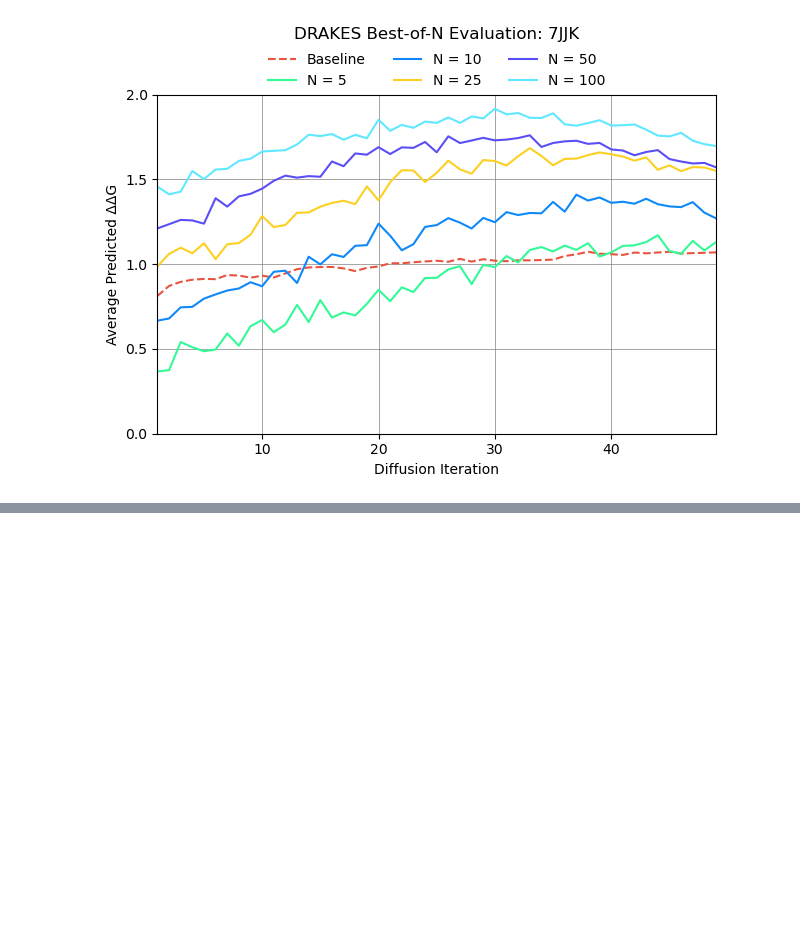
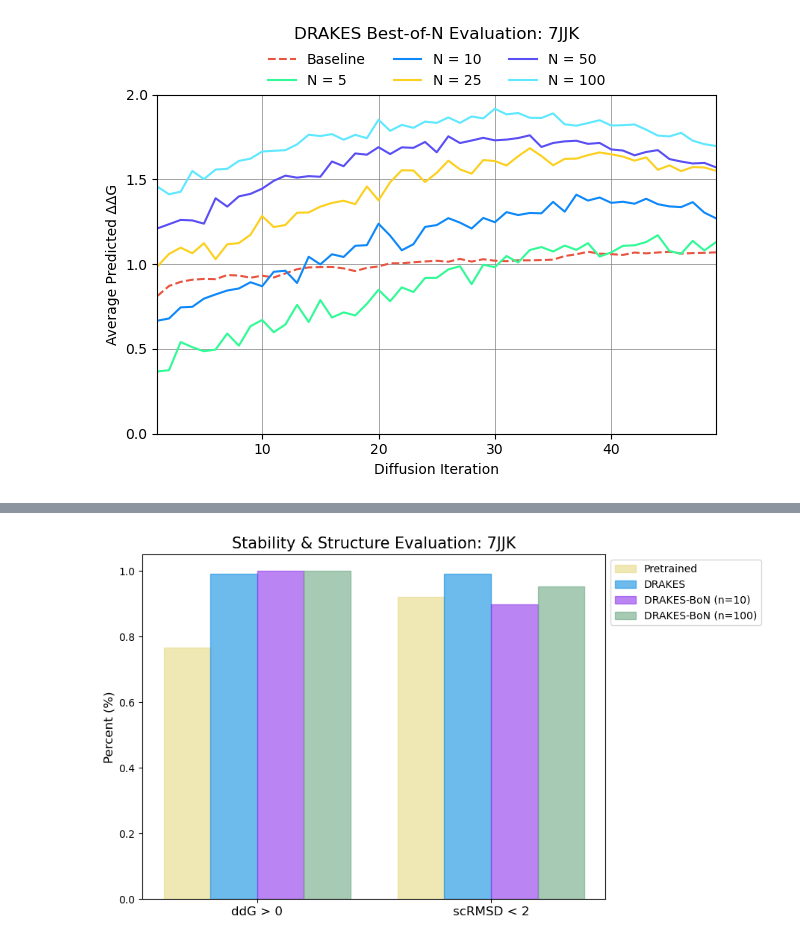
Before and after one commit to shainotshy1/BLISS_Experiments, a Jupyter notebook: DRAKES/analyze_data.ipynb, the cells around one changed output, grey strips where cells are left out. Drawn from its saved outputs; the diff is of its cells as text; code cells hidden in the pictures; blank space fills up the shorter version.

```diff
--- a/DRAKES/analyze_data.ipynb
+++ b/DRAKES/analyze_data.ipynb
@@ -145,0 +195,28 @@ plt.show()
+# %%
+import matplotlib.pyplot as plt
+import numpy as np
+
+algorithms = ['Pretrained', 'DRAKES', 'DRAKES-BoN (n=10)', 'DRAKES-BoN (n=100)']
+colors = ['#E6D983', '#0C8CE1', '#8C33EB', '#6CA783']
+stats = [pretrain_stats_7jjk, drakes_stats_7jjk, bon_10_stats_7jjk, bon_100_stats_7jjk]
+pos_ddg_prop = [stat["pos_ddg_prop"] for stat in stats]
+low_rmsd_prop = [stat["low_rmsd_prop"] for stat in stats]
+categories = ["ddG > 0", "scRMSD < 2"]
+
+x = np.arange(len(categories))
+width = 0.2
+
+fig, ax = plt.subplots(figsize=(8, 6))
+for i, (algorithm, color) in enumerate(zip(algorithms, colors)):
+    ax.bar(x + (i - 1.5) * width, [pos_ddg_prop[i], low_rmsd_prop[i]], width, label=algorithm, color=color, edgecolor=color, alpha=0.6)
+
+ax.set_ylabel('Percent (%)', fontsize=12)
+ax.set_ylim(bottom=0)
+ax.set_title('Stability & Structure Evaluation: 7JJK', fontsize=15)
+ax.set_xticks(x)
+ax.set_xticklabels(categories, fontsize=12)
+ax.legend()
+ax.legend(loc='upper left', bbox_to_anchor=(1, 1))
+plt.show()
+# %% [output]
+[figure, added]
```
Also changed, not shown: parts of 6 cells of this notebook, 3 other files.
